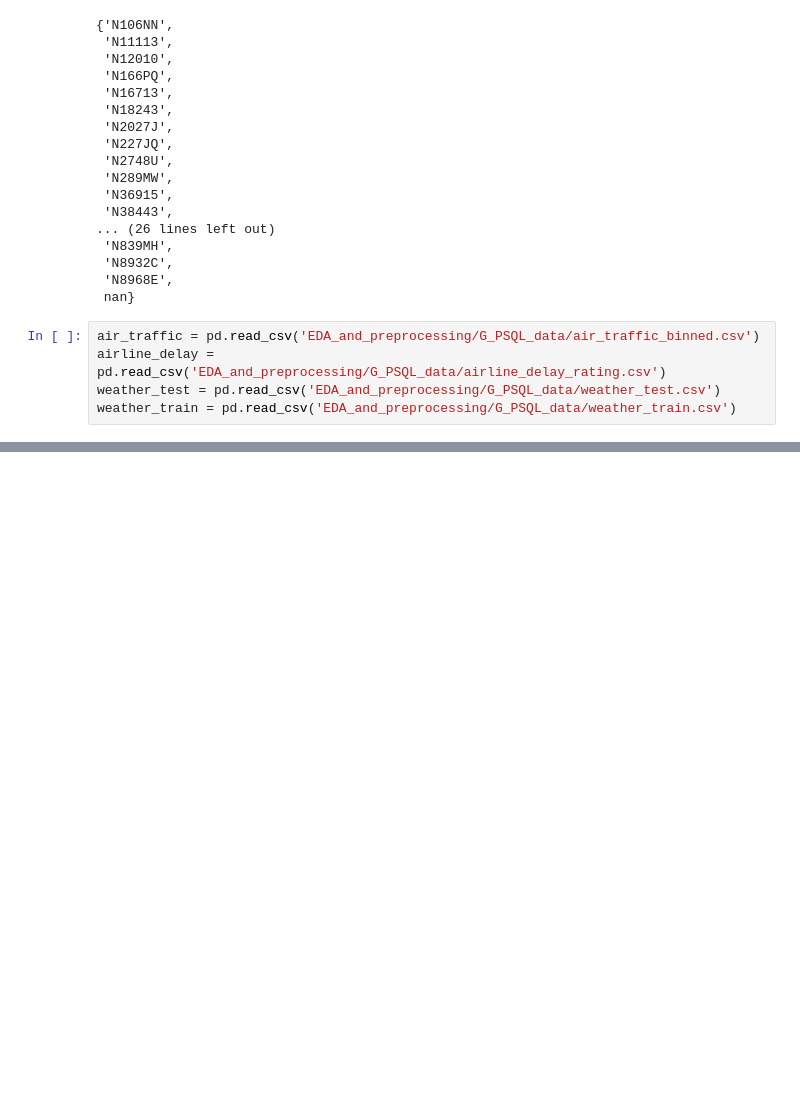
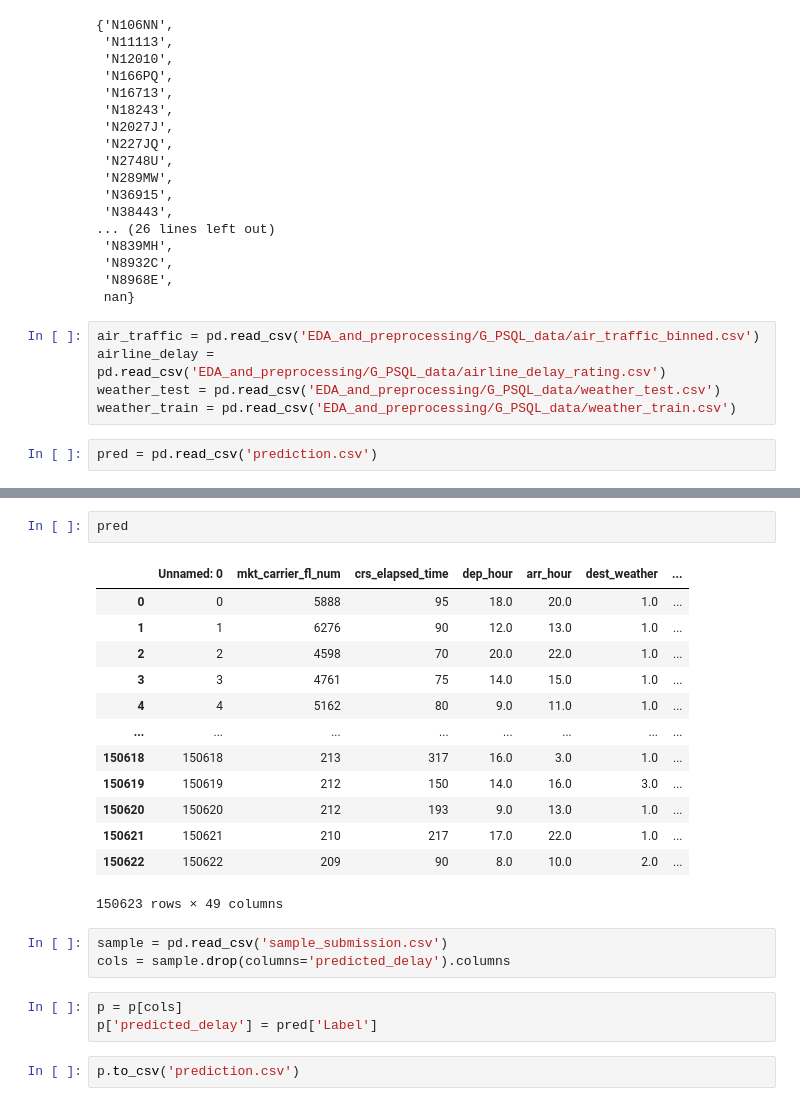
Before and after one commit to Graham-Broughton/flight_delay, a Jupyter notebook: test.ipynb, the cells around one changed output, grey strips where cells are left out. Saved outputs shown, nothing was run; the diff lists cells and outputs as text; blank space fills up the shorter version.

```diff
--- a/test.ipynb
+++ b/test.ipynb
@@ -266,3 +266,5 @@ air_traffic = pd.read_csv('EDA_and_preprocessing/G_PSQL_data/air_traffic_binned.
 airline_delay = pd.read_csv('EDA_and_preprocessing/G_PSQL_data/airline_delay_rating.csv')
 weather_test = pd.read_csv('EDA_and_preprocessing/G_PSQL_data/weather_test.csv')
 weather_train = pd.read_csv('EDA_and_preprocessing/G_PSQL_data/weather_train.csv')
+# %%
+pred = pd.read_csv('prediction.csv')
@@ -268,0 +289,24 @@ weather_train = pd.read_csv('EDA_and_preprocessing/G_PSQL_data/weather_train.csv
+# %%
+pred
+# %% [output]
+|  | Unnamed: 0 | mkt_carrier_fl_num | crs_elapsed_time | dep_hour | arr_hour | dest_weather | ... |
+| 0 | 0 | 5888 | 95 | 18.0 | 20.0 | 1.0 | ... |
+| 1 | 1 | 6276 | 90 | 12.0 | 13.0 | 1.0 | ... |
+| 2 | 2 | 4598 | 70 | 20.0 | 22.0 | 1.0 | ... |
+| 3 | 3 | 4761 | 75 | 14.0 | 15.0 | 1.0 | ... |
+| 4 | 4 | 5162 | 80 | 9.0 | 11.0 | 1.0 | ... |
+| ... | ... | ... | ... | ... | ... | ... | ... |
+| 150618 | 150618 | 213 | 317 | 16.0 | 3.0 | 1.0 | ... |
+| 150619 | 150619 | 212 | 150 | 14.0 | 16.0 | 3.0 | ... |
+| 150620 | 150620 | 212 | 193 | 9.0 | 13.0 | 1.0 | ... |
+| 150621 | 150621 | 210 | 217 | 17.0 | 22.0 | 1.0 | ... |
+| 150622 | 150622 | 209 | 90 | 8.0 | 10.0 | 2.0 | ... |
+150623 rows × 49 columns
+# %%
+sample = pd.read_csv('sample_submission.csv')
+cols = sample.drop(columns='predicted_delay').columns
+# %%
+p = p[cols]
+p['predicted_delay'] = pred['Label']
+# %%
+p.to_csv('prediction.csv')
```
Also changed, not shown: parts of 3 cells of this notebook, 10 other files.
